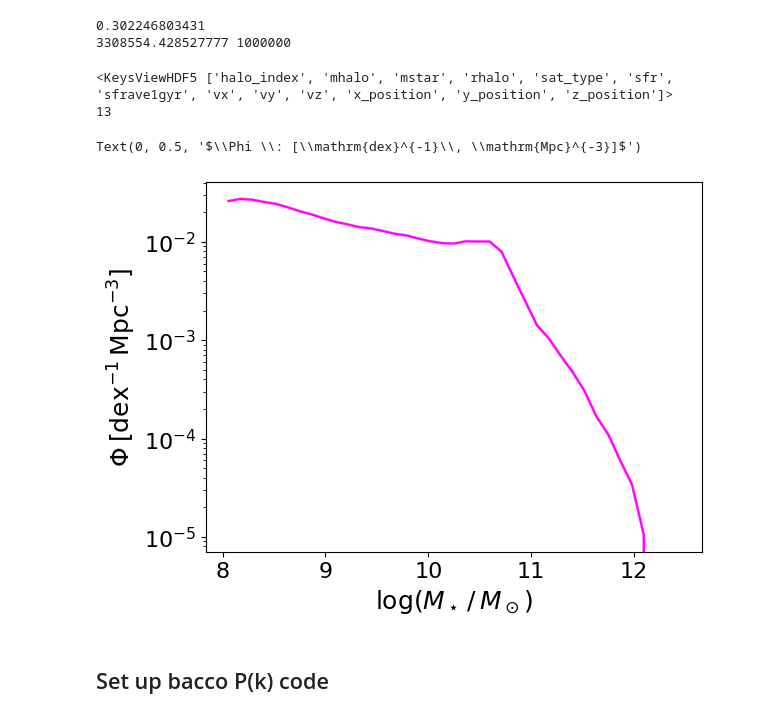
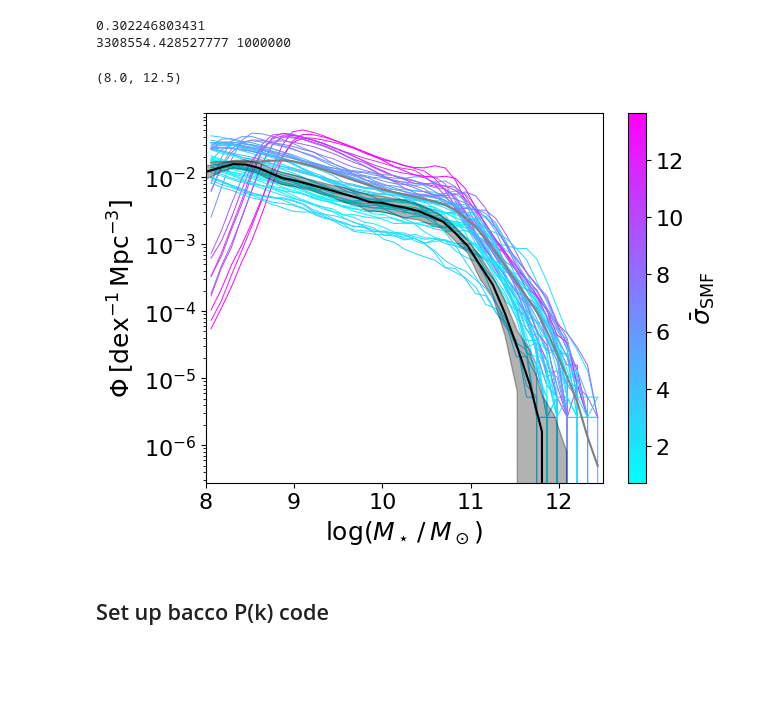
Before and after one commit to kstoreyf/biasexp-target-observable, a Jupyter notebook: notebooks/2023-12-24_camels-sam_biasexp_fit.ipynb, the cells around one changed output. Saved outputs shown, nothing was run; the diff lists cells and outputs as text; code cells hidden in the pictures; blank space fills up the shorter version.

```diff
--- a/notebooks/2023-12-24_camels-sam_biasexp_fit.ipynb
+++ b/notebooks/2023-12-24_camels-sam_biasexp_fit.ipynb
@@ -102,0 +116,4 @@ fns_dat = [f'{dir_dat}/LH_{idx_sam}_galprops_z{redshift}.hdf5']
+# %%
+# combine sf and q (star-forming and quiescent)
+psmf_bgs_mean = psmf_bgs_sf_mean + psmf_bgs_q_mean
+psmf_bgs_std = np.sqrt(psmf_bgs_sf_std**2 + psmf_bgs_q_std**2)
@@ -119,7 +140,8 @@ bin_width = edges[1] - edges[0]
 bins_avg = edges[0:-1] + bin_width/2.
 # %%
 smf_arr = []
-for fn_dat in fns_dat[:2]:
+for i in range(n_sams):
+    fn_dat = fns_dat[i]
     with h5py.File(fn_dat, 'r') as f:
         mstar_raw = np.array(f['mstar'])
         log_mstar = np.log10(mstar_raw) + log_mass_shift
@@ -127,6 +149,3 @@ for fn_dat in fns_dat[:2]:
         phi, edges = np.histogram(log_mstar, bins=edges)
         smf = phi / vol_Mpc / bin_width
         smf_arr.append(smf)
-# %% [output]
-<KeysViewHDF5 ['halo_index', 'mhalo', 'mstar', 'rhalo', 'sat_type', 'sfr', 'sfrave1gyr', 'vx', 'vy', 'vz', 'x_position', 'y_position', 'z_position']>
-13
@@ -133,23 +168,46 @@ for fn_dat in fns_dat[:2]:
+# %%
+sigma_means = []
+xrange = [8,11]
+for i in range(n_sams):
+
+    sigma_mean = get_distance_sigma(ms, psmf_bgs_mean, psmf_bgs_std, bins_avg, smf_arr[i], xrange)
+    sigma_means.append(sigma_mean)
+sigma_means = np.array(sigma_means)
+# %%
+locs_norm = matplotlib.colors.Normalize(np.min(sigma_means), np.max(sigma_means), len(sigma_means))
+cmap = matplotlib.cm.get_cmap('cool')
+colors = cmap(locs_norm(sigma_means))
 # %%
-n_plot = 1
-for i in range(n_plot):
-    plt.plot(bins_avg, smf_arr[i], lw=0.2, color='navy')
+for i in range(n_sams):
+    plt.plot(bins_avg, smf_arr[i], lw=0.7, color=colors[i])
+ax = plt.gca()
+sm = plt.cm.ScalarMappable(cmap=cmap, norm=locs_norm)
+plt.colorbar(sm, ax=ax, label=r'$\bar{\sigma}_\text{SMF}$')
 
 smf_mean = np.mean(smf_arr, axis=0)
 smf_std = np.std(smf_arr, axis=0)
-plt.plot(bins_avg, smf_mean, color='magenta')
-plt.fill_between(bins_avg,
-                 (smf_mean-smf_std),
-                 (smf_mean+smf_std),
-                 color='magenta', alpha=0.3, lw=2,
-                 label='pSMF all')
+plt.plot(bins_avg, smf_mean, color='grey')
+# plt.fill_between(bins_avg,
+#                  (smf_mean-smf_std),
+#                  (smf_mean+smf_std),
+#                  color='magenta', alpha=0.3, lw=2,
+#                  label='pSMF all')
+
+plt.plot(ms, psmf_bgs_mean, color='black')
+plt.fill_between(ms,
+                 psmf_bgs_mean-psmf_bgs_std,
+                 psmf_bgs_mean+psmf_bgs_std,
+                 color='black', alpha=0.3,
+                 zorder=10000,
+                 label='BGS pSMF')
 
 plt.yscale('log')
 plt.xlabel(r'$\log(M_\star\,/\,M_\odot)$')
 plt.ylabel(r'$\Phi \: [\mathrm{dex}^{-1}\, \mathrm{Mpc}^{-3}]$')
+plt.xlim(8, 12.5)
 # %% [output]
-Text(0, 0.5, '$\\Phi \\: [\\mathrm{dex}^{-1}\\, \\mathrm{Mpc}^{-3}]$')
+(8.0, 12.5)
-[figure, old version]
+[figure, new version]
 # %% [markdown]
 ## Set up bacco P(k) code
 # %%
```
Also changed, not shown: parts of 11 cells of this notebook.
